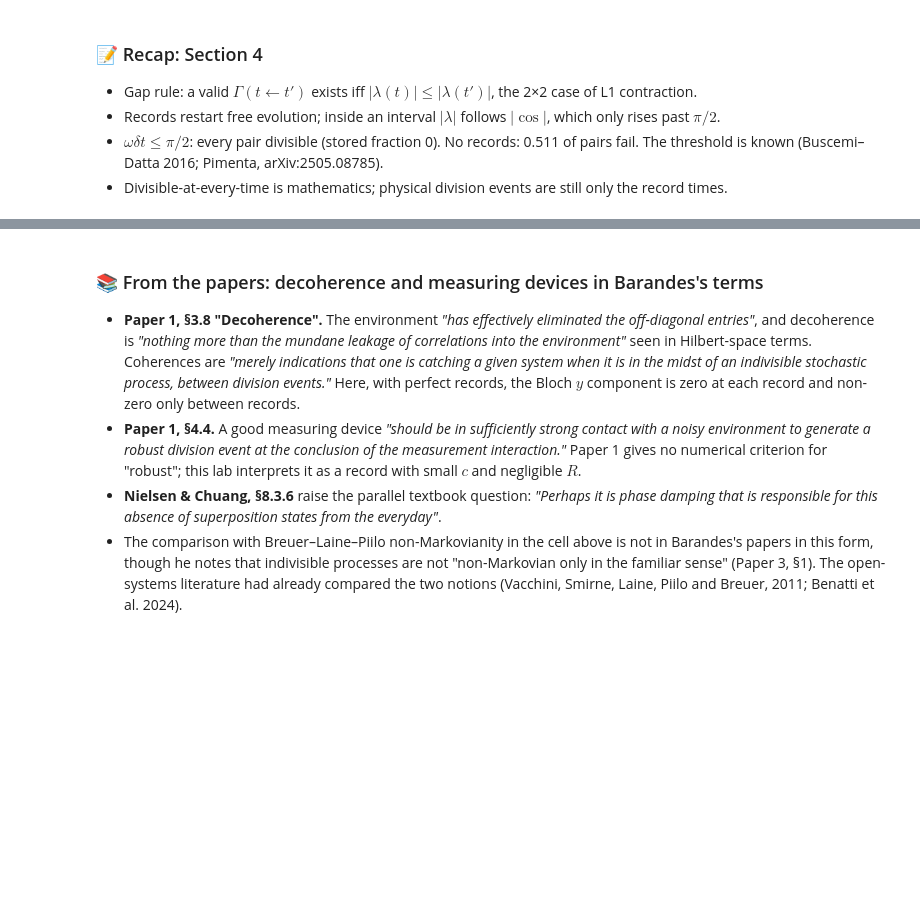
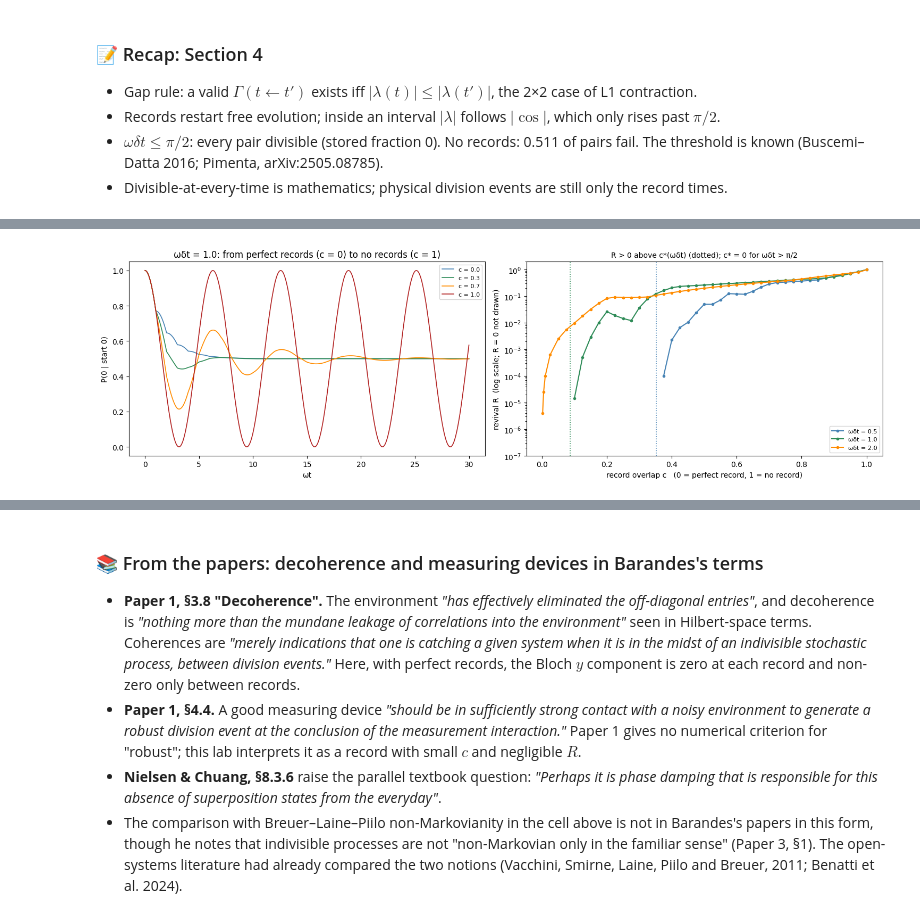
Before and after one commit to mrklaney/isp-lab, a Jupyter notebook: notebooks/06_division_events_annotated.ipynb, the cells around one changed output, grey strips where cells are left out. Saved outputs shown, nothing was run; the diff lists cells and outputs as text; code cells hidden in the pictures; blank space fills up the shorter version.

```diff
--- a/notebooks/06_division_events_annotated.ipynb
+++ b/notebooks/06_division_events_annotated.ipynb
@@ -776,0 +744,77 @@ for xv in (0.5, 1.0, 2.0):
+# %%
+dt = 1.0
+ts = np.linspace(0, 30, 3000)
+
+
+def record_revivals(dt, c, n_records):
+    # For record times k = 1..n: log of the largest |lambda(t)| over t >= k dt (up to the end of interval n),
+    # and log |lambda(k dt)|. Working in logs, with rescaling, keeps long runs from underflowing.
+    phi = OMEGA * dt
+    y, z, log_s = 0.0, 1.0, 0.0                    # (y, z) * e^log_s = Bloch state just after the latest record
+    log_peak, log_rec = [], []
+    with np.errstate(divide='ignore'):
+        for k in range(n_records + 1):
+            # exact max of |z cos(tau) + y sin(tau)| over 0 <= tau <= phi: an endpoint, or the peak of |cos|
+            alpha = np.arctan2(y, z) % np.pi
+            peak = np.hypot(y, z) if alpha <= phi else max(abs(z), abs(z * np.cos(phi) + y * np.sin(phi)))
+            log_peak.append(log_s + np.log(peak))
+            log_rec.append(log_s + np.log(abs(z)))
+            y, z = c * (y * np.cos(phi) - z * np.sin(phi)), y * np.sin(phi) + z * np.cos(phi)
+            s = max(abs(y), abs(z))
+            y, z, log_s = y / s, z / s, log_s + np.log(s)
+    later = np.maximum.accumulate(np.array(log_peak)[::-1])[::-1]     # max over this and every later interval
+    return later[1:], np.array(log_rec)[1:]
+
+
+def revival(dt, c, n_records=400):
+    # R over the first n_records record times
+    later, rec = record_revivals(dt, c, n_records)
+    return max((np.exp(later) - np.exp(rec)).max(), 0.0)
+
+
+def blur_threshold(dt, n_records=2000, tol=1e-9):
+    # Smallest c at which some record time fails, using the relative revival (scale-free)
+    def fails(c):
+        later, rec = record_revivals(dt, c, n_records)
+        return np.expm1((later - rec).max()) > tol
+    lo, hi = 0.0, 1.0
+    for _ in range(40):
+        mid = (lo + hi) / 2
+        lo, hi = (mid, hi) if not fails(mid) else (lo, mid)
+    return hi
+
+
+fig, axes = plt.subplots(1, 2, figsize=(15, 4.6))
+for c, color in [(0.0, 'steelblue'), (0.3, 'seagreen'), (0.7, 'darkorange'), (1.0, 'firebrick')]:
+    axes[0].plot(ts, (1 + stretch(ts, dt, c)) / 2, color=color, lw=1.2, label=f'c = {c}')
+axes[0].set_xlabel('ωt'); axes[0].set_ylabel('P(0 | start 0)')
+axes[0].set_title('ωδt = 1.0: from perfect records (c = 0) to no records (c = 1)')
+axes[0].legend(fontsize=8)
+
+cs = np.r_[0.002, 0.005, 0.01, np.linspace(0.025, 1, 40)]
+for xv, color in [(0.5, 'steelblue'), (1.0, 'seagreen'), (2.0, 'darkorange')]:
+    R = np.array([revival(xv, c) for c in cs])
+    axes[1].semilogy(cs, np.where(R > 0, R, np.nan), 'o-', ms=3, color=color, label=f'ωδt = {xv}')
+    if OMEGA * xv < np.pi / 2:
+        axes[1].axvline(blur_threshold(xv), color=color, ls=':', lw=1.2)
+axes[1].set_ylim(1e-7, 2)
+axes[1].set_xlabel('record overlap c   (0 = perfect record, 1 = no record)')
+axes[1].set_ylabel('revival R  (log scale; R = 0 not drawn)')
+axes[1].set_title('R > 0 above c*(ωδt) (dotted); c* = 0 for ωδt > π/2', fontsize=10)
+axes[1].legend(fontsize=8)
+plt.tight_layout()
+plt.show()
+
+for xv in (0.5, 1.0, 2.0):
+    print(f'ωδt = {xv}: R(c=0) = {revival(xv, 0.0):.1e},  R(c=0.5) = {revival(xv, 0.5):.3f},  R(c=1) = {revival(xv, 1.0):.3f}')
+print()
+print('threshold c* (largest c with R = 0), checking the first n records:')
+for xv in (0.3, 0.5, 1.0, 1.5):
+    print(f'  ωδt = {xv}:  n = 8: {blur_threshold(xv, 8):.4f}   n = 100: {blur_threshold(xv, 100):.4f}'
+          f'   n = 2000: {blur_threshold(xv, 2000):.4f}')
+print()
+for c in (0.01, 0.05):
+    print(f'ωδt = 2.0, c = {c}: R = {revival(2.0, c):.3e},  first-record estimate c² sin²ωδt / 2|cos ωδt| = '
+          f'{c ** 2 * np.sin(2.0) ** 2 / (2 * abs(np.cos(2.0))):.3e}')
+# %% [output]
+[figure, added]
```
Also changed, not shown: parts of 19 cells of this notebook, 4 other files.
